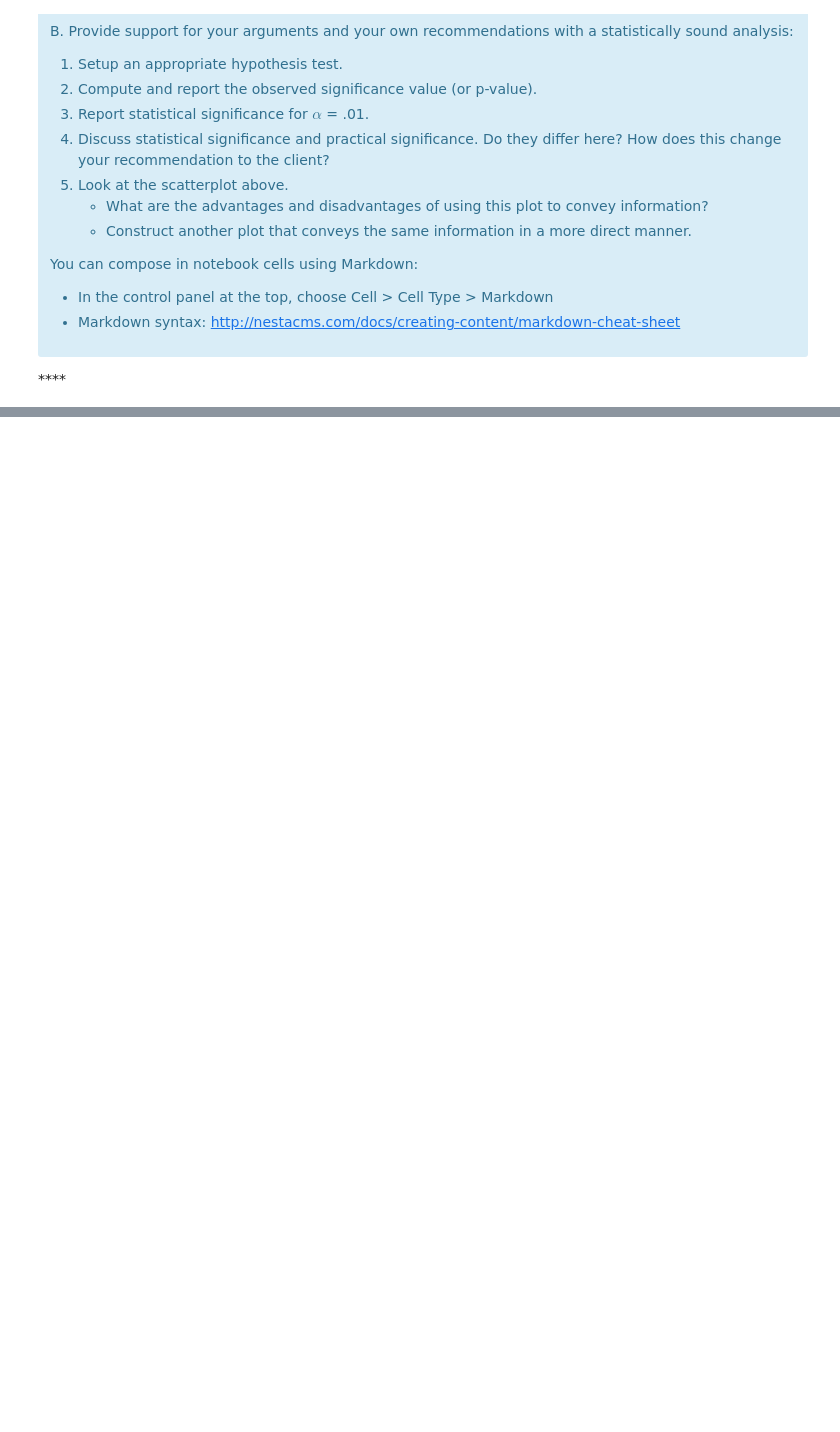
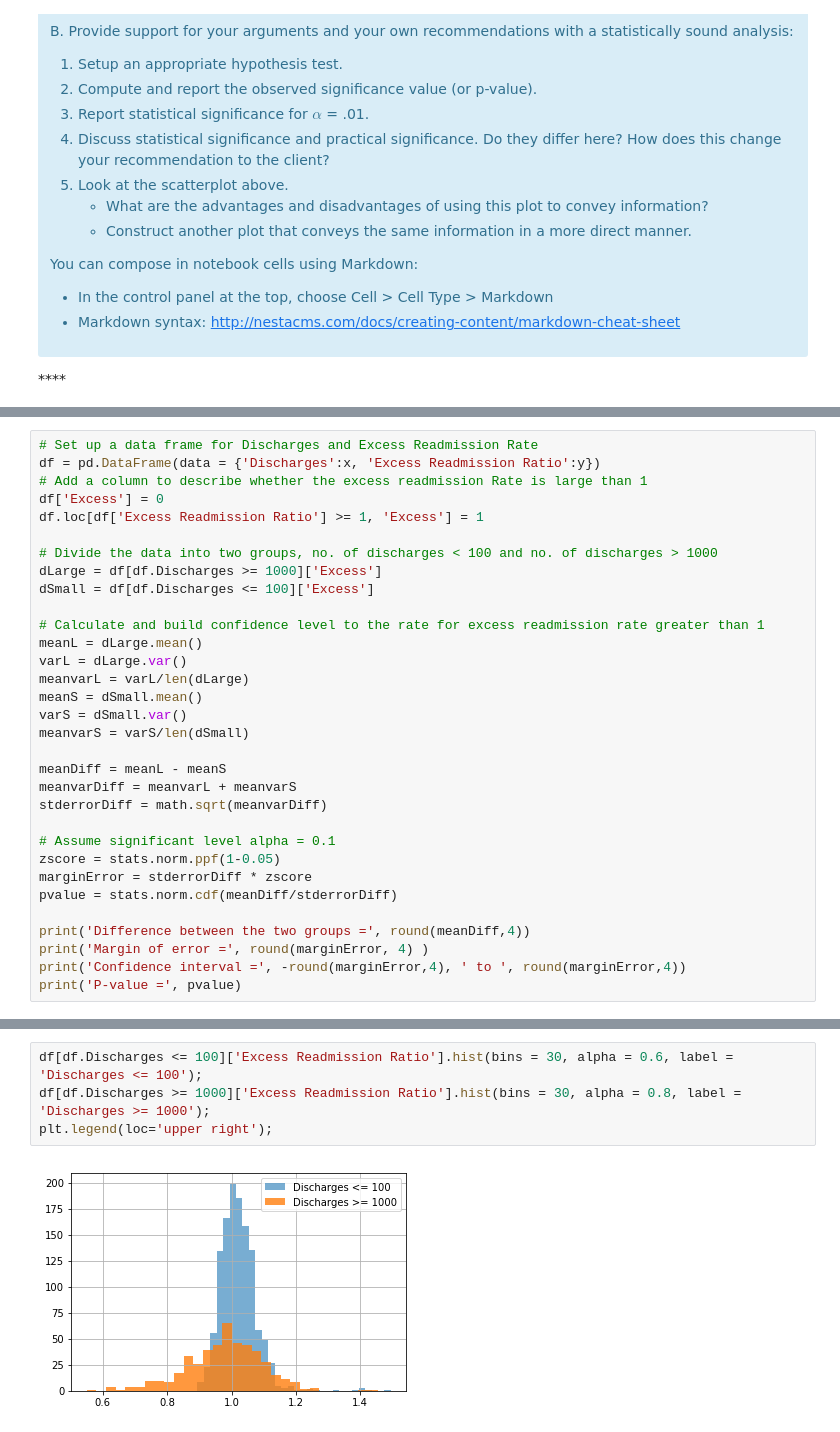
Before and after one commit to sun-binrwei/dsprojects, a Jupyter notebook: hospital_readmit/sliderule_dsi_inferential_statistics_exercise_3.ipynb, the cells around one changed output, grey strips where cells are left out. Drawn from its saved outputs; the diff is of its cells as text; blank space fills up the shorter version.

```diff
--- a/hospital_readmit/sliderule_dsi_inferential_statistics_exercise_3.ipynb
+++ b/hospital_readmit/sliderule_dsi_inferential_statistics_exercise_3.ipynb
@@ -108,0 +146,32 @@ You can compose in notebook cells using Markdown:
+# %%
+# Set up a data frame for Discharges and Excess Readmission Rate
+df = pd.DataFrame(data = {'Discharges':x, 'Excess Readmission Ratio':y})
+# Add a column to describe whether the excess readmission Rate is large than 1
+df['Excess'] = 0
+df.loc[df['Excess Readmission Ratio'] >= 1, 'Excess'] = 1
+
+# Divide the data into two groups, no. of discharges < 100 and no. of discharges > 1000
+dLarge = df[df.Discharges >= 1000]['Excess']
+dSmall = df[df.Discharges <= 100]['Excess']
+
+# Calculate and build confidence level to the rate for excess readmission rate greater than 1
+meanL = dLarge.mean()
+varL = dLarge.var()
+meanvarL = varL/len(dLarge)
+meanS = dSmall.mean()
+varS = dSmall.var()
+meanvarS = varS/len(dSmall)
+
+meanDiff = meanL - meanS
+meanvarDiff = meanvarL + meanvarS
+stderrorDiff = math.sqrt(meanvarDiff)
+
+# Assume significant level alpha = 0.1
+zscore = stats.norm.ppf(1-0.05)
+marginError = stderrorDiff * zscore
+pvalue = stats.norm.cdf(meanDiff/stderrorDiff)
+
+print('Difference between the two groups =', round(meanDiff,4))
+print('Margin of error =', round(marginError, 4) )
+print('Confidence interval =', -round(marginError,4), ' to ', round(marginError,4))
+print('P-value =', pvalue)
@@ -108,0 +224,6 @@ You can compose in notebook cells using Markdown:
+# %%
+df[df.Discharges <= 100]['Excess Readmission Ratio'].hist(bins = 30, alpha = 0.6, label = 'Discharges <= 100');
+df[df.Discharges >= 1000]['Excess Readmission Ratio'].hist(bins = 30, alpha = 0.8, label = 'Discharges >= 1000');
+plt.legend(loc='upper right');
+# %% [output]
+[figure, added]
```
Also changed, not shown: parts of 10 cells of this notebook.
